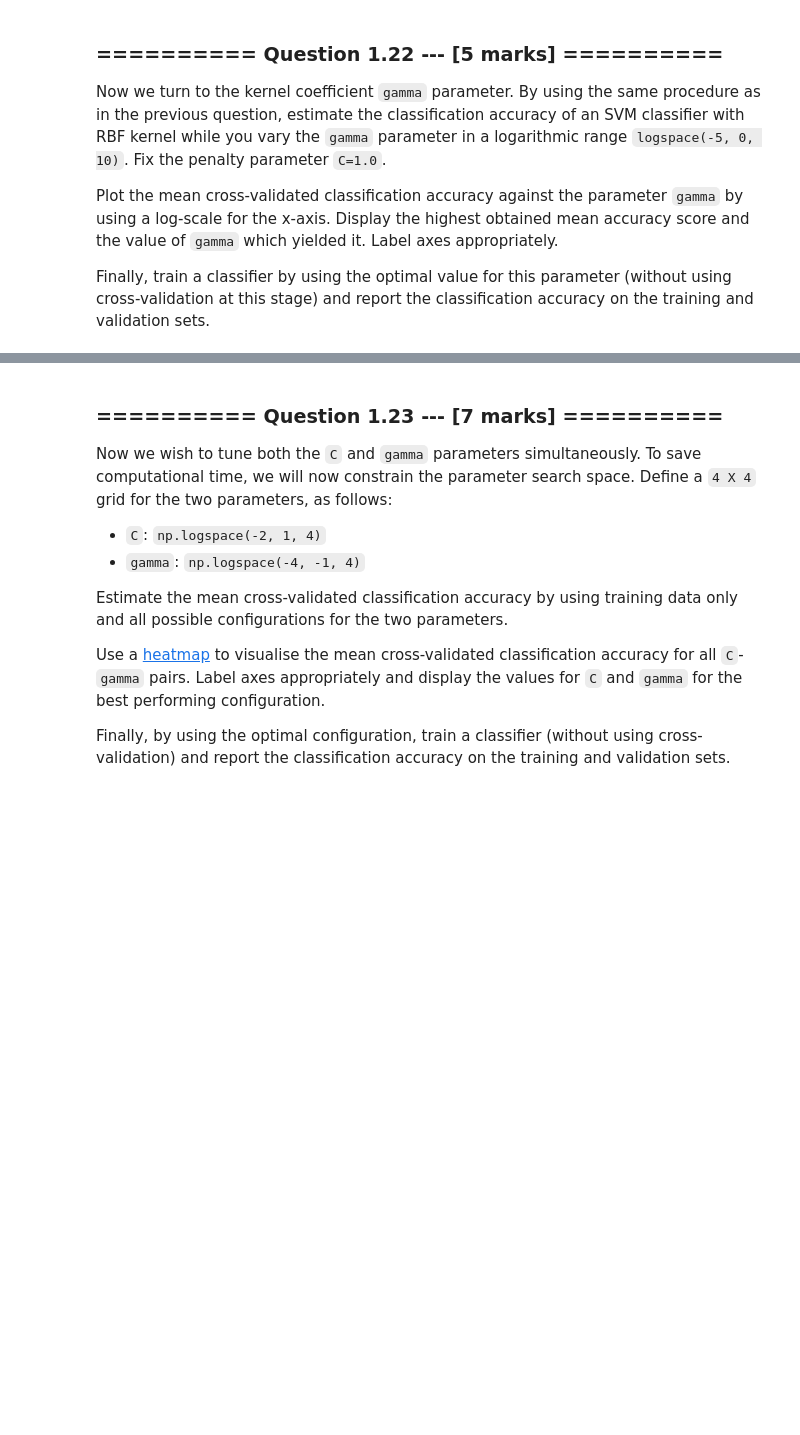
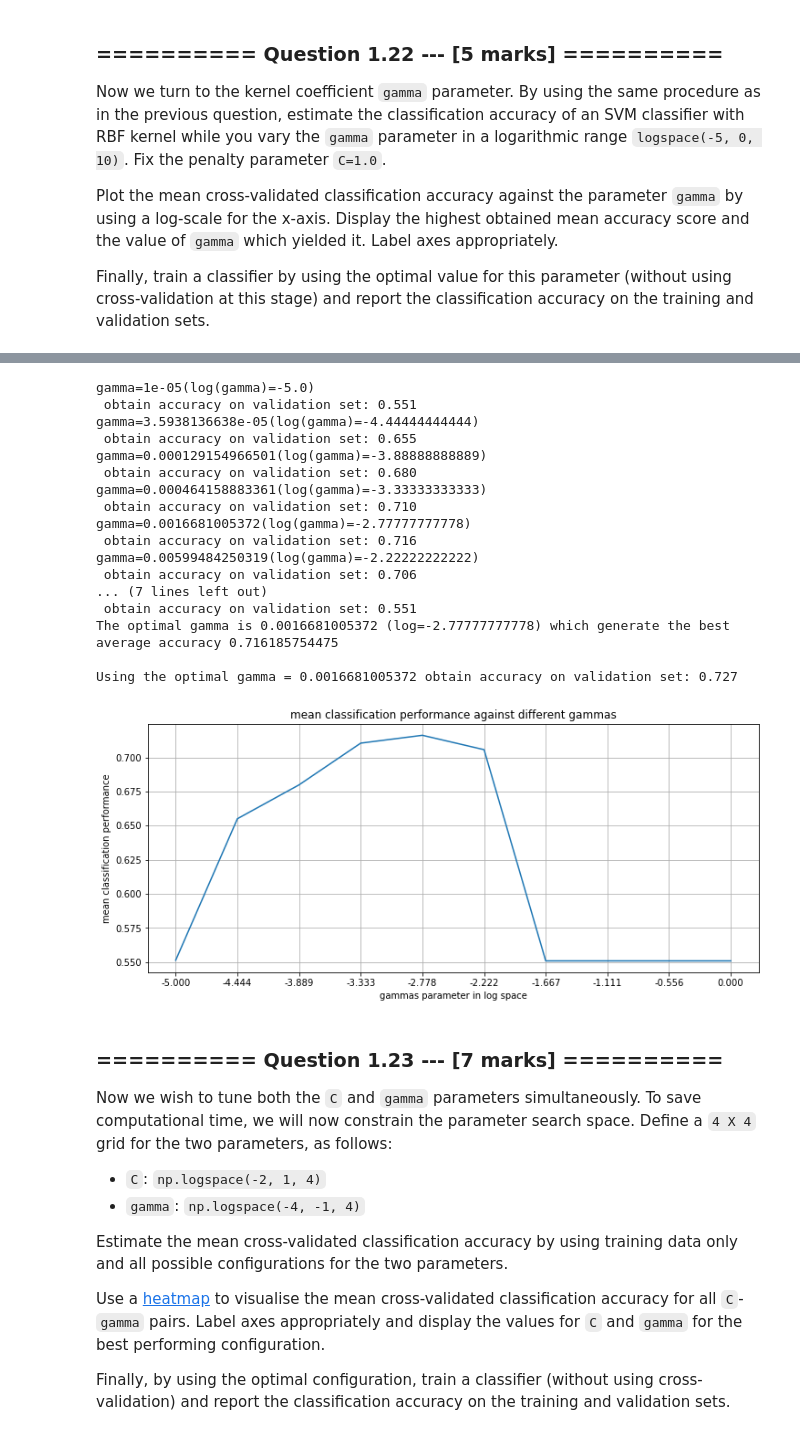
Before and after one commit to ShootingSpace/Machine-learning-practical-with-scikit-learn, a Jupyter notebook: 07_Assignment_3.ipynb, the cells around one changed output, grey strips where cells are left out. Saved outputs shown, nothing was run; the diff lists cells and outputs as text; code cells hidden in the pictures; blank space fills up the shorter version.

```diff
--- a/07_Assignment_3.ipynb
+++ b/07_Assignment_3.ipynb
@@ -739,3 +861,60 @@ Finally, train a classifier by using the optimal value for this parameter (witho
+# %%
+from sklearn.model_selection import cross_val_score
+gammas  =  np.logspace(-5, 0, 10)
+score_array=[]
+for gamma in gammas:
+    _ = SVC(kernel='rbf',gamma=gamma, C=1.0)
+    scores = cross_val_score(_, X_tr, y_tr, cv=kf)
+    print('gamma={}(log(gamma)={}) \n obtain accuracy on validation set: {:.3f}'.
+              format(gamma,np.log10(gamma),np.mean((scores))))
+    score_array.append(np.mean((scores)))
+
+'''Plot the mean cross-validated classification accuracy against
+the regularisation parameter C by using a log-scale for the x-axis. '''
+from matplotlib.ticker import FormatStrFormatter
+fig = plt.figure(figsize=(12,5))
+ax = fig.add_subplot(111)
+x = np.log10(gammas)
+y=score_array
+plt.plot(x, y)
+ax.set_xticks(x)
+ax.set_xticklabels(x)
+ax.xaxis.set_major_formatter(FormatStrFormatter('%.3f'))
+plt.grid()
+plt.ylabel('mean classification performance')
+plt.xlabel('gammas parameter in log space')
+plt.title('mean classification performance against different gammas')
+
+'''Display the highest obtained mean accuracy score and the value of gamma which yielded it.'''
+optimal_gamma = gammas[np.argmax(score_array)]
+print('The optimal gamma is {} (log={}) which generate the best average accuracy {}\n'.
+      format(optimal_gamma,np.log10(optimal_gamma), np.max(score_array)))
+
+'''train a classifier by using the optimal value for this parameter (without using cross-validation)
+and report the classification accuracy on the training and validation sets.'''
+rbf_svc_optimal_gamma = SVC(kernel='rbf',gamma=optimal_gamma, C=1.0)
+rbf_svc_optimal_gamma.fit(X_tr, y_tr)
+print('Using the optimal gamma = {} obtain accuracy on validation set: {:.3f}'
+      .format(optimal_gamma,rbf_svc_optimal_gamma.score(X_val,  y_val)))
+# %% [output]
+gamma=1e-05(log(gamma)=-5.0)
+ obtain accuracy on validation set: 0.551
+gamma=3.5938136638e-05(log(gamma)=-4.44444444444)
+ obtain accuracy on validation set: 0.655
+gamma=0.000129154966501(log(gamma)=-3.88888888889)
+ obtain accuracy on validation set: 0.680
+gamma=0.000464158883361(log(gamma)=-3.33333333333)
+ obtain accuracy on validation set: 0.710
+gamma=0.0016681005372(log(gamma)=-2.77777777778)
+ obtain accuracy on validation set: 0.716
+gamma=0.00599484250319(log(gamma)=-2.22222222222)
+ obtain accuracy on validation set: 0.706
+... (7 lines left out)
+ obtain accuracy on validation set: 0.551
+The optimal gamma is 0.0016681005372 (log=-2.77777777778) which generate the best average accuracy 0.716185754475
+
+Using the optimal gamma = 0.0016681005372 obtain accuracy on validation set: 0.727
+[figure, added]
 # %% [markdown]
 ### ========== Question 1.23 --- [7 marks] ==========
 Now we wish to tune both the `C` and `gamma` parameters simultaneously. To save computational time, we will now constrain the parameter search space. Define a `4 X 4` grid for the two parameters, as follows:
```
Also changed, not shown: parts of 21 cells of this notebook, 1 other file.
